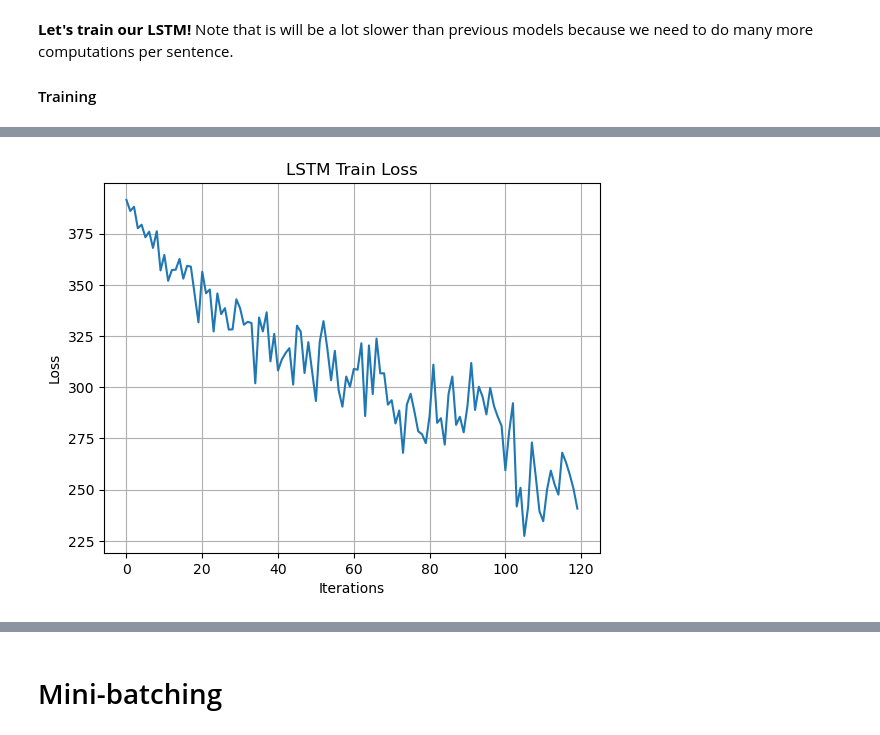
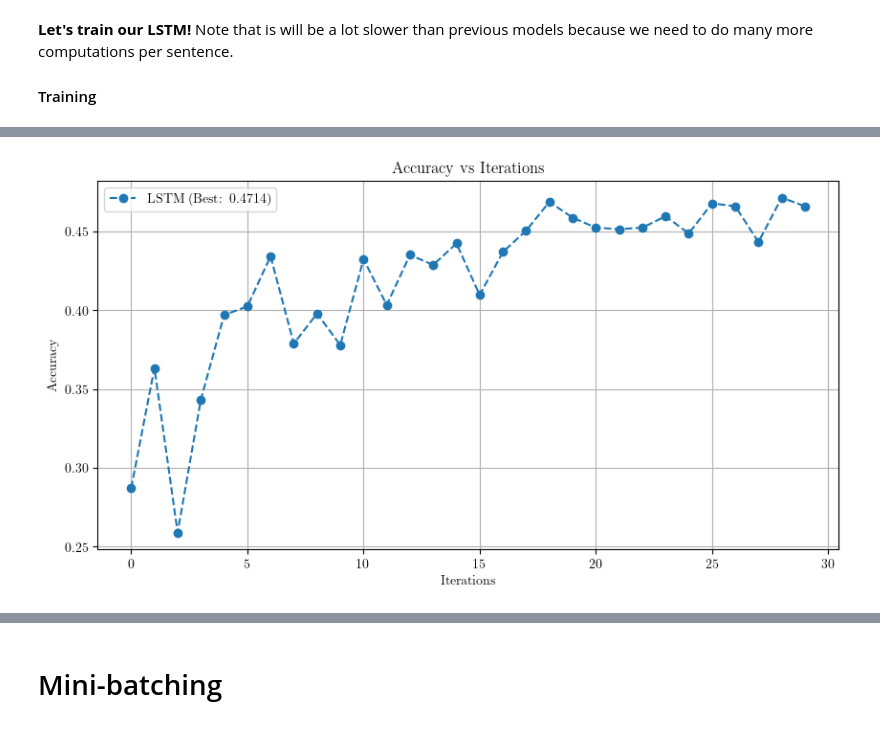
Before and after one commit to bpiyush/NLP1Labs, a Jupyter notebook: lab2/NLP1_2021_Practical_2_Piyush.ipynb, the cells around one changed output, grey strips where cells are left out. Saved outputs shown, nothing was run; the diff lists cells and outputs as text; code cells hidden in the pictures.

```diff
--- a/lab2/NLP1_2021_Practical_2_Piyush.ipynb
+++ b/lab2/NLP1_2021_Practical_2_Piyush.ipynb
@@ -1537,12 +1527,4 @@ plt.show()
-# %%
-# plot training loss
-
-plt.plot(lstm_losses)
-
-plt.grid()
-plt.title("LSTM Train Loss")
-plt.xlabel("Iterations")
-plt.ylabel("Loss")
-plt.show()
-# %% [output]
-[figure, removed]
+# %%
+plot_single_sequence(range(len(lstm_accuracies)), lstm_accuracies, plot_label="LSTM", y_label="Accuracy")
+# %% [output]
+[figure, added]
```
Also changed, not shown: parts of 32 cells of this notebook, 2 other files.
